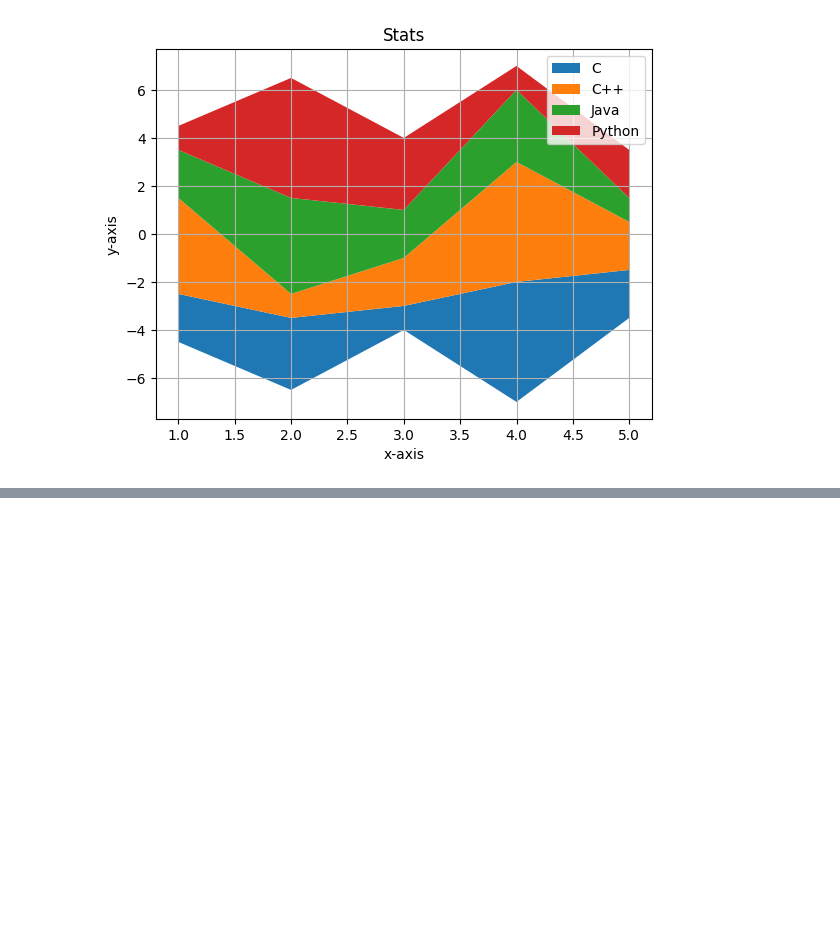
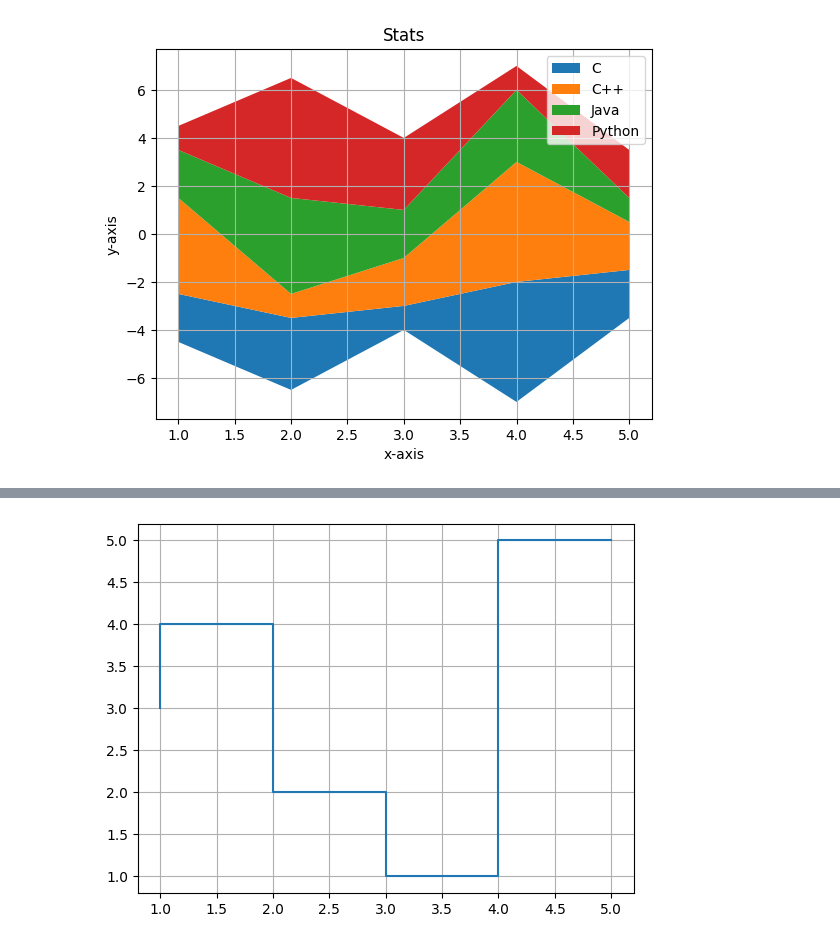
Before and after one commit to Tanay-Dwivedi/DADS-practice, a Jupyter notebook: Python/Matplotlib/matplotlib_practice2.ipynb, the cells around one changed output, grey strips where cells are left out. Saved outputs shown, nothing was run; the diff lists cells and outputs as text; code cells hidden in the pictures; blank space fills up the shorter version.

```diff
--- a/Python/Matplotlib/matplotlib_practice2.ipynb
+++ b/Python/Matplotlib/matplotlib_practice2.ipynb
@@ -275,0 +288,11 @@ plt.show()
+# %%
+# adding grid
+
+x = [1,2,3,4,5]
+y = [3,4,2,1,5]
+
+plt.step(x,y)
+plt.grid()
+plt.show()
+# %% [output]
+[figure, added]
```
Also changed, not shown: parts of 6 cells of this notebook.
